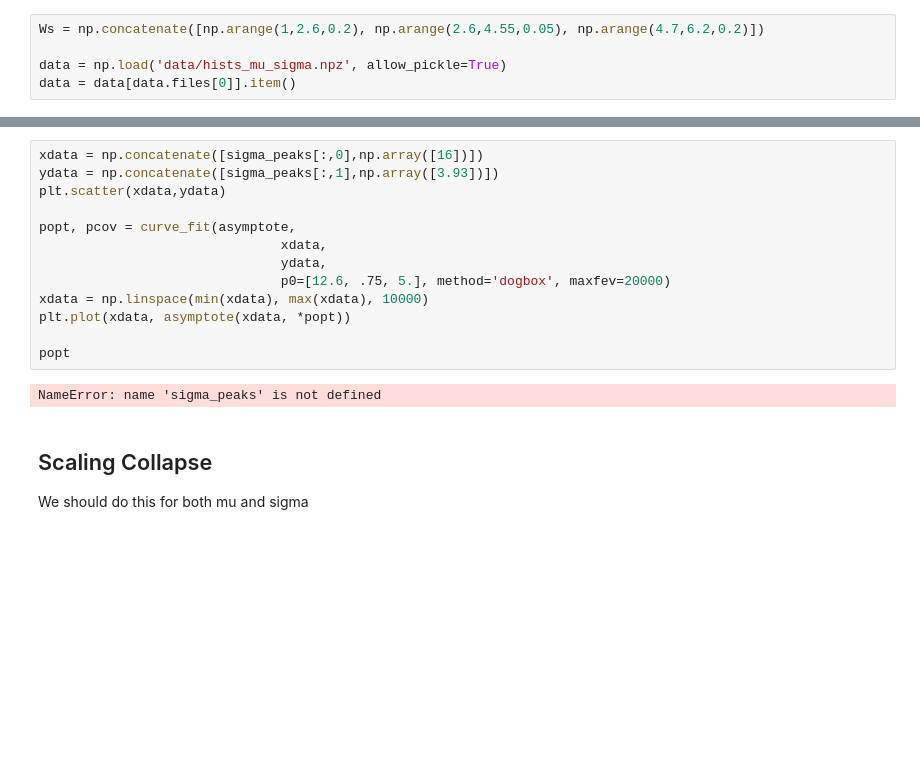
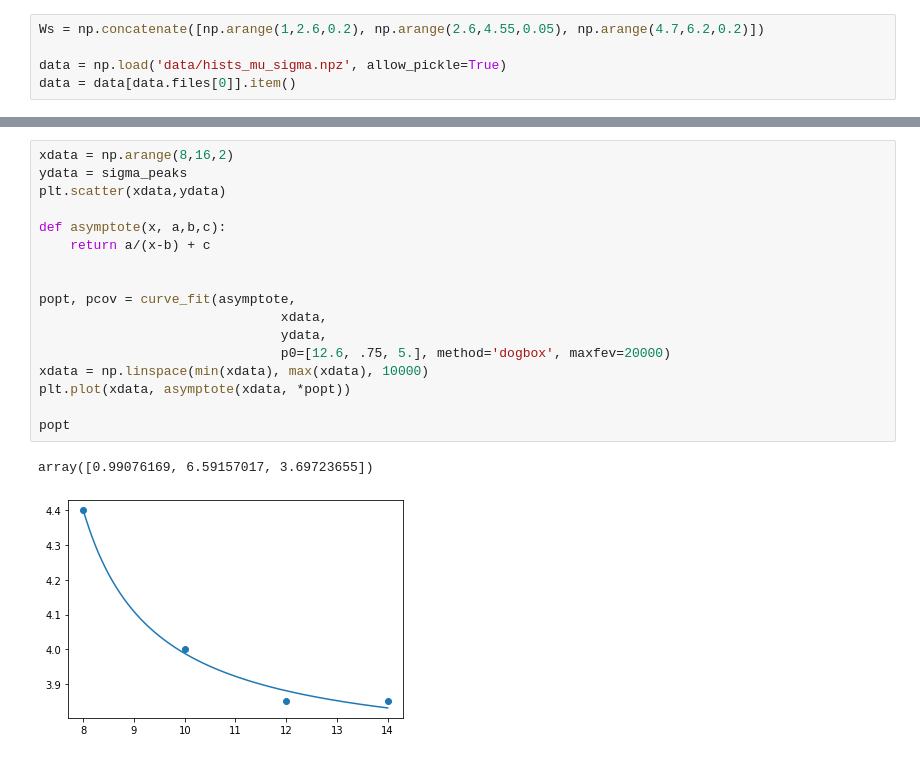
Before and after one commit to tonton-golio/mbl-intrinsicDim, a Jupyter notebook: nndist_scaling.ipynb, the cells around one changed output, grey strips where cells are left out. Cells and saved outputs as stored; diff of their text form; blank space fills up the shorter version.

```diff
--- a/nndist_scaling.ipynb
+++ b/nndist_scaling.ipynb
@@ -194,18 +172,20 @@ ax3.legend()
 # %%
-xdata = np.concatenate([sigma_peaks[:,0],np.array([16])])
-ydata = np.concatenate([sigma_peaks[:,1],np.array([3.93])])
+xdata = np.arange(8,16,2)
+ydata = sigma_peaks
 plt.scatter(xdata,ydata)
+
+def asymptote(x, a,b,c):
+    return a/(x-b) + c
+
 
 popt, pcov = curve_fit(asymptote,
                                xdata,
                                ydata,
                                p0=[12.6, .75, 5.], method='dogbox', maxfev=20000)
 xdata = np.linspace(min(xdata), max(xdata), 10000)
 plt.plot(xdata, asymptote(xdata, *popt))
 
 popt
 # %% [output]
-NameError: name 'sigma_peaks' is not defined
+array([0.99076169, 6.59157017, 3.69723655])
+[figure, added]
-# %% [markdown]
-## Scaling Collapse
-We should do this for both mu and sigma
```
Also changed, not shown: parts of 12 cells of this notebook.
